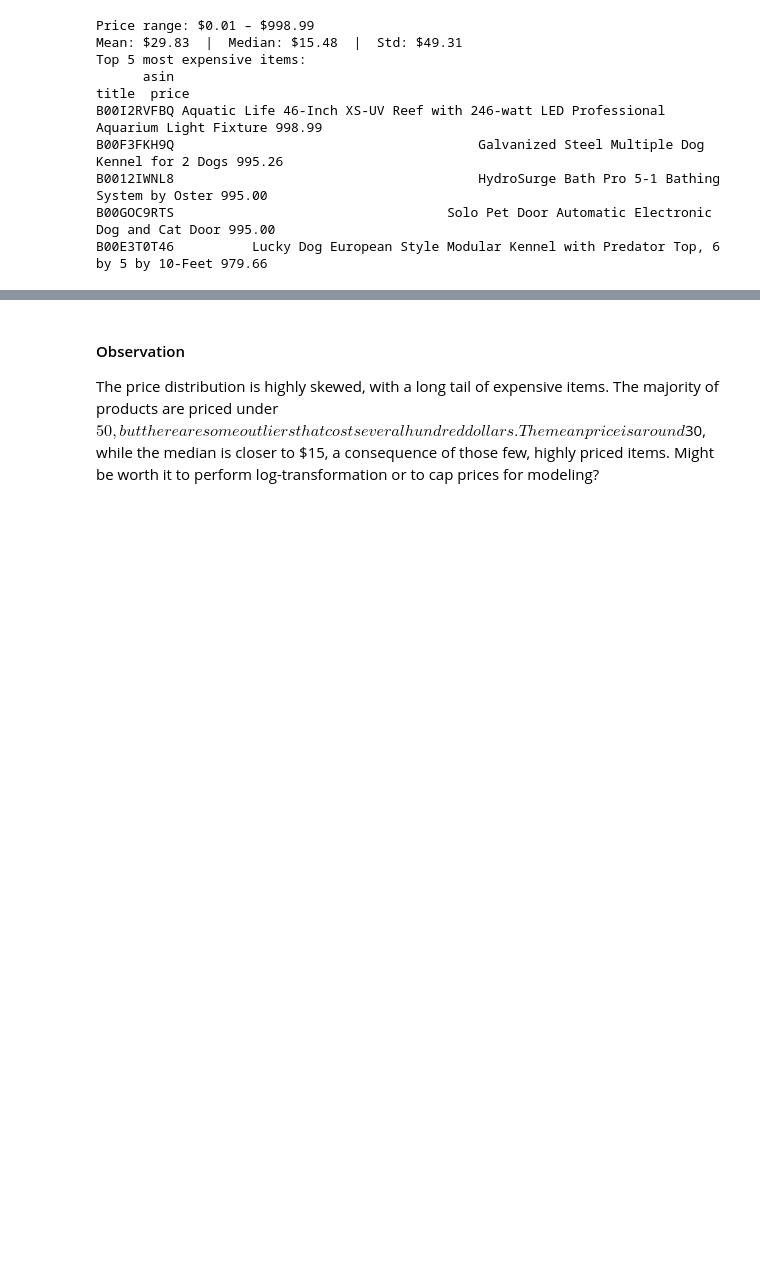
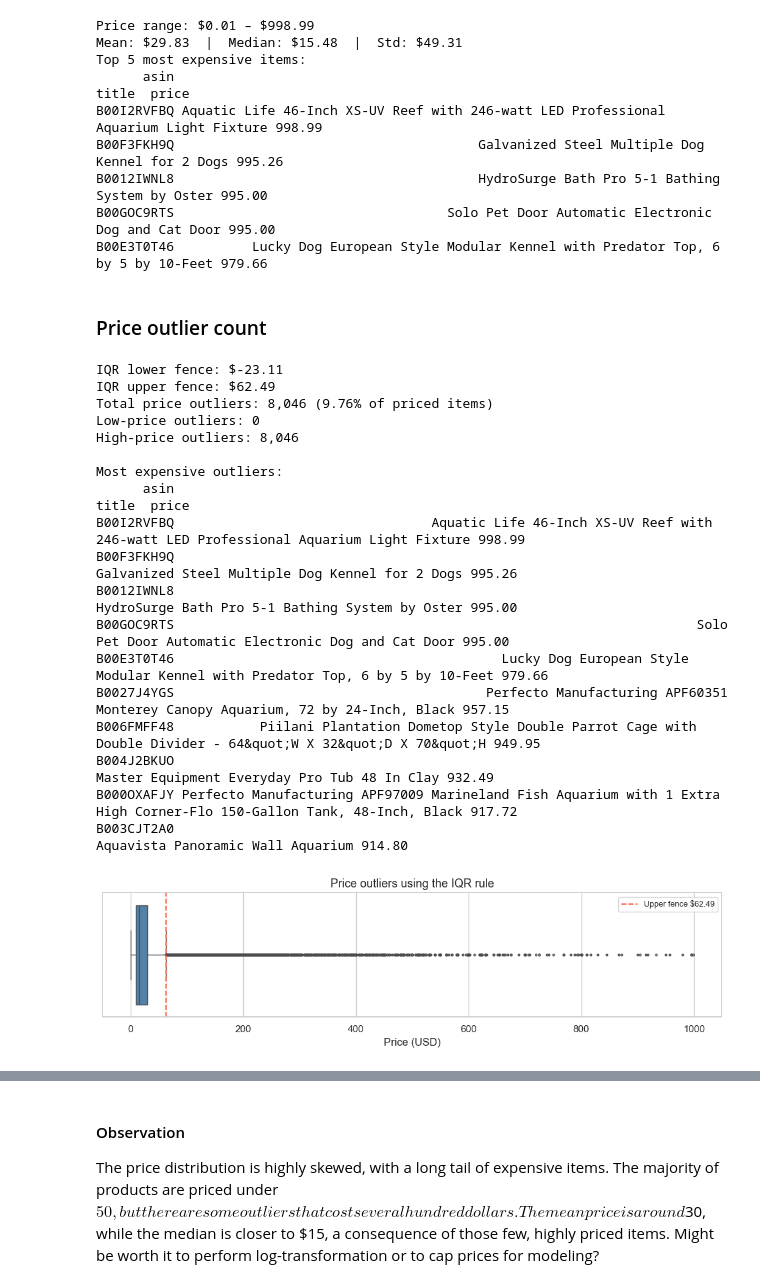
Before and after one commit to Vitto28/Vet_Recc, a Jupyter notebook: data_exploration.ipynb, the cells around one changed output, grey strips where cells are left out. Drawn from its saved outputs; the diff is of its cells as text; code cells hidden in the pictures; blank space fills up the shorter version.

Commit message:
based model and the extension needs to be double checked just pushing for you to see i'll now check your comments you texted me

```diff
--- a/data_exploration.ipynb
+++ b/data_exploration.ipynb
@@ -383,3 +428,47 @@ B00F3FKH9Q                                       Galvanized Steel Multiple Dog K
 B0012IWNL8                                       HydroSurge Bath Pro 5-1 Bathing System by Oster 995.00
 B00GOC9RTS                                   Solo Pet Door Automatic Electronic Dog and Cat Door 995.00
 B00E3T0T46          Lucky Dog European Style Modular Kennel with Predator Top, 6 by 5 by 10-Feet 979.66
+# %% [markdown]
+### Price outlier count
+# %%
+price_outliers = meta_df[(meta_df['price'].notna()) & ((meta_df['price'] < lower_fence) | (meta_df['price'] > upper_fence))].copy()
+upper_outliers = meta_df[(meta_df['price'].notna()) & (meta_df['price'] > upper_fence)].copy()
+lower_outliers = meta_df[(meta_df['price'].notna()) & (meta_df['price'] < lower_fence)].copy()
+
+print(f"IQR lower fence: ${lower_fence:.2f}")
+print(f"IQR upper fence: ${upper_fence:.2f}")
+print(f"Total price outliers: {len(price_outliers):,} ({len(price_outliers) / price_clean.shape[0] * 100:.2f}% of priced items)")
+print(f"Low-price outliers: {len(lower_outliers):,}")
+print(f"High-price outliers: {len(upper_outliers):,}")
+print()
+print('Most expensive outliers:')
+print(upper_outliers.nlargest(10, 'price')[['asin', 'title', 'price']].to_string(index=False))
+
+fig, ax = plt.subplots(figsize=(10, 3))
+sns.boxplot(x=price_clean, ax=ax, color='steelblue', fliersize=2)
+ax.axvline(upper_fence, color='tomato', linestyle='--', label=f'Upper fence ${upper_fence:.2f}')
+ax.set_xlabel('Price (USD)')
+ax.set_title('Price outliers using the IQR rule')
+ax.legend(fontsize=9)
+plt.tight_layout()
+plt.show()
+# %% [output]
+IQR lower fence: $-23.11
+IQR upper fence: $62.49
+Total price outliers: 8,046 (9.76% of priced items)
+Low-price outliers: 0
+High-price outliers: 8,046
+
+Most expensive outliers:
+      asin                                                                                                                 title  price
+B00I2RVFBQ                                 Aquatic Life 46-Inch XS-UV Reef with 246-watt LED Professional Aquarium Light Fixture 998.99
+B00F3FKH9Q                                                                       Galvanized Steel Multiple Dog Kennel for 2 Dogs 995.26
+B0012IWNL8                                                                       HydroSurge Bath Pro 5-1 Bathing System by Oster 995.00
+B00GOC9RTS                                                                   Solo Pet Door Automatic Electronic Dog and Cat Door 995.00
+B00E3T0T46                                          Lucky Dog European Style Modular Kennel with Predator Top, 6 by 5 by 10-Feet 979.66
+B0027J4YGS                                        Perfecto Manufacturing APF60351 Monterey Canopy Aquarium, 72 by 24-Inch, Black 957.15
+B006FMFF48           Piilani Plantation Dometop Style Double Parrot Cage with Double Divider - 64&quot;W X 32&quot;D X 70&quot;H 949.95
+B004J2BKUO                                                                          Master Equipment Everyday Pro Tub 48 In Clay 932.49
+B000OXAFJY Perfecto Manufacturing APF97009 Marineland Fish Aquarium with 1 Extra High Corner-Flo 150-Gallon Tank, 48-Inch, Black 917.72
+B003CJT2A0                                                                                     Aquavista Panoramic Wall Aquarium 914.80
+[figure, added]
```
Also changed, not shown: parts of 14 cells of this notebook, 2 other files.
